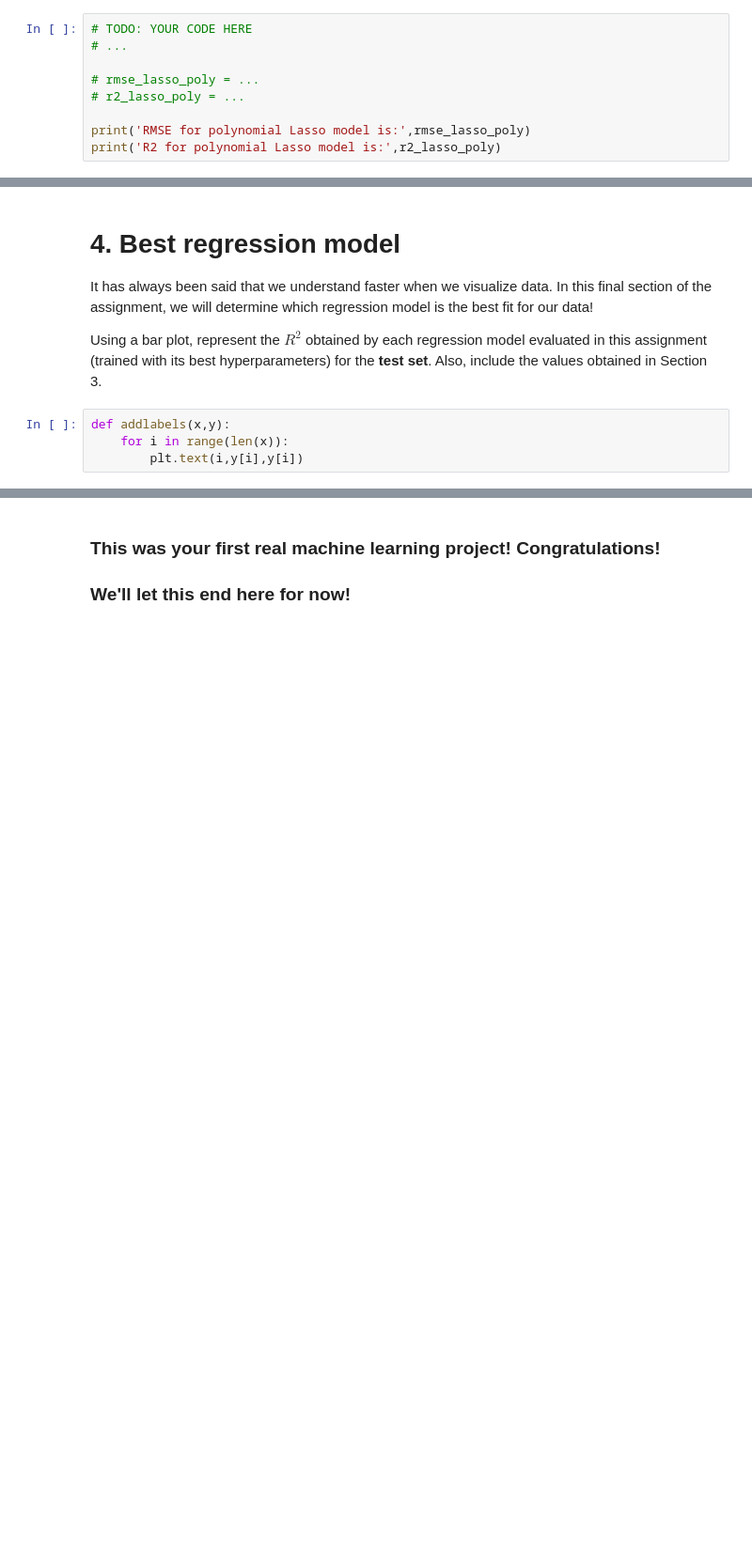
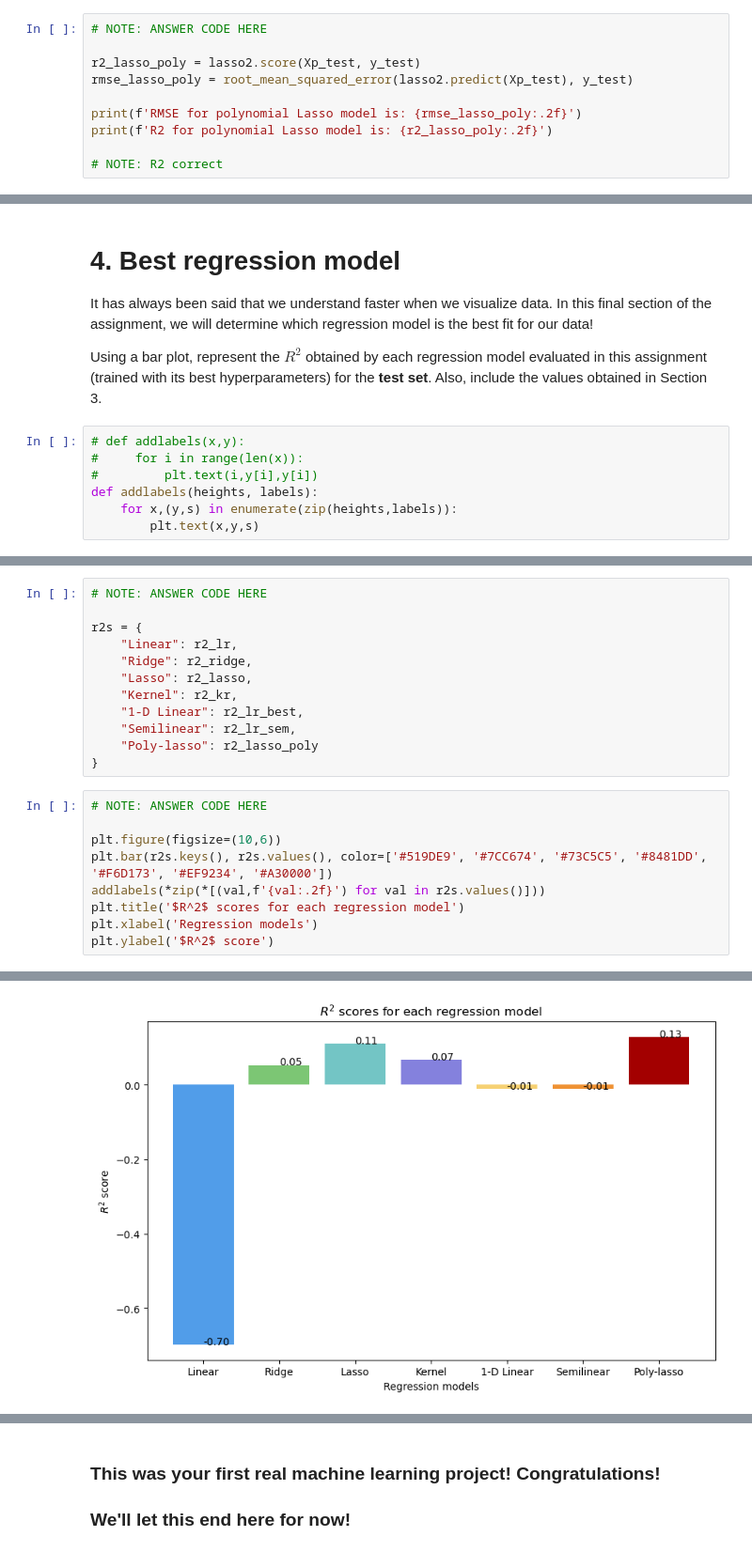
Before and after one commit to alonso-herreros/uni-mtde-lab1, a Jupyter notebook: Lab_regression_student_24_25.ipynb, the cells around one changed output, grey strips where cells are left out. Shown at 94% size. Saved outputs shown, nothing was run; the diff lists cells and outputs as text; blank space fills up the shorter version.

```diff
--- a/Lab_regression_student_24_25.ipynb
+++ b/Lab_regression_student_24_25.ipynb
@@ -987,11 +1030,12 @@ Why do you think so many coefficients are zero?
 # %% [markdown]
 Calculate the $R^2$ and RMSE metrics on the *new *test set and print the results. Please round all numbers to 2 decimal places.
 # %%
-# TODO: YOUR CODE HERE
-# ...
+# NOTE: ANSWER CODE HERE
 
-# rmse_lasso_poly = ...
-# r2_lasso_poly = ...
+r2_lasso_poly = lasso2.score(Xp_test, y_test)
+rmse_lasso_poly = root_mean_squared_error(lasso2.predict(Xp_test), y_test)
 
-print('RMSE for polynomial Lasso model is:',rmse_lasso_poly)
-print('R2 for polynomial Lasso model is:',r2_lasso_poly)
+print(f'RMSE for polynomial Lasso model is: {rmse_lasso_poly:.2f}')
+print(f'R2 for polynomial Lasso model is: {r2_lasso_poly:.2f}')
+
+# NOTE: R2 correct
@@ -1002,6 +1049,9 @@ It has always been said that we understand faster when we visualize data. In thi
 
 Using a bar plot, represent the $R^2$ obtained by each regression model evaluated in this assignment (trained with its best hyperparameters) for the **test set**. Also, include the values obtained in Section 3.
 # %%
-def addlabels(x,y):
-    for i in range(len(x)):
-        plt.text(i,y[i],y[i])
+# def addlabels(x,y):
+#     for i in range(len(x)):
+#         plt.text(i,y[i],y[i])
+def addlabels(heights, labels):
+    for x,(y,s) in enumerate(zip(heights,labels)):
+        plt.text(x,y,s)
@@ -1012,0 +1058,22 @@ def addlabels(x,y):
+# %%
+# NOTE: ANSWER CODE HERE
+
+r2s = {
+    "Linear": r2_lr,
+    "Ridge": r2_ridge,
+    "Lasso": r2_lasso,
+    "Kernel": r2_kr,
+    "1-D Linear": r2_lr_best,
+    "Semilinear": r2_lr_sem,
+    "Poly-lasso": r2_lasso_poly
+}
+# %%
+# NOTE: ANSWER CODE HERE
+
+plt.figure(figsize=(10,6))
+plt.bar(r2s.keys(), r2s.values(), color=['#519DE9', '#7CC674', '#73C5C5', '#8481DD', '#F6D173', '#EF9234', '#A30000'])
+addlabels(*zip(*[(val,f'{val:.2f}') for val in r2s.values()]))
+plt.title('$R^2$ scores for each regression model')
+plt.xlabel('Regression models')
+plt.ylabel('$R^2$ score')
+# %% [output]
@@ -1013,3 +1081,4 @@ def addlabels(x,y):
+[figure, added]
 # %% [markdown]
 Which model achieves the best $R^2$ score?
 
```
Also changed, not shown: parts of 22 cells of this notebook.
